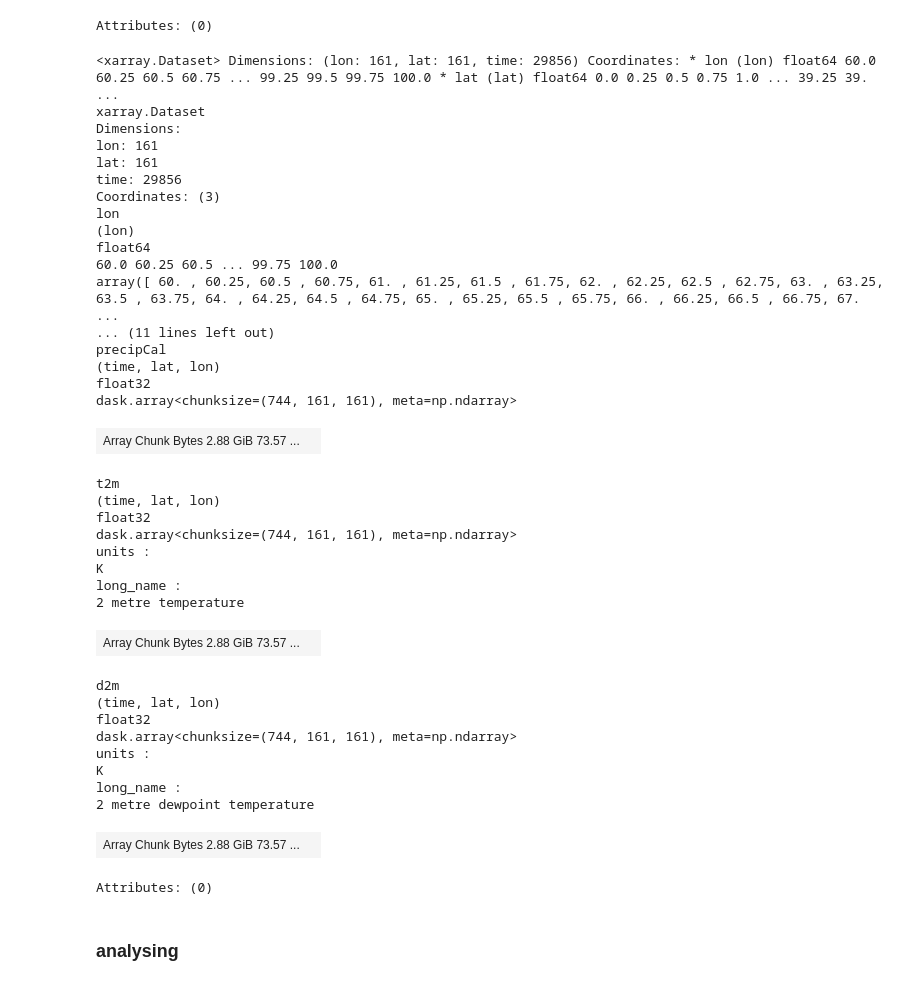
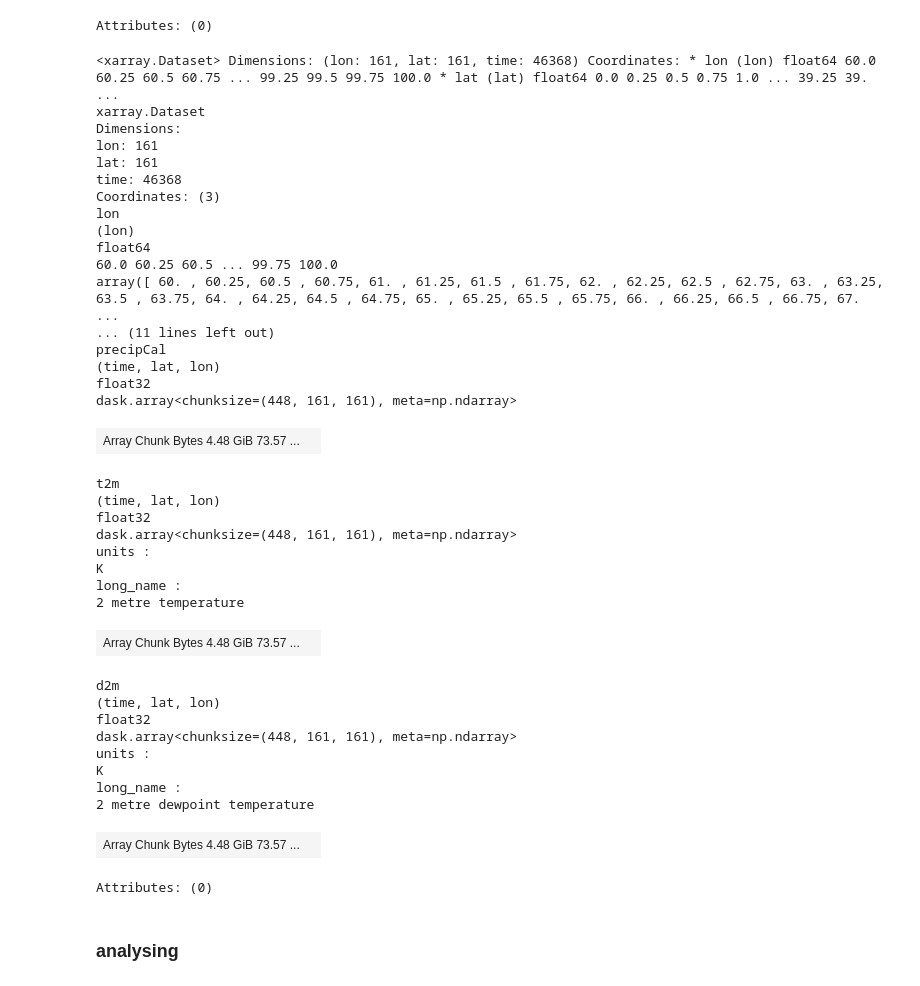
Before and after one commit to adisen99/msc_project, a Jupyter notebook: analysis02.ipynb, the cells around one changed output. Saved outputs shown, nothing was run; the diff lists cells and outputs as text; code cells hidden in the pictures.

```diff
--- a/analysis02.ipynb
+++ b/analysis02.ipynb
@@ -298,48 +300,48 @@ wint = [1,2]
 # %%
 # for monsoon season only first
 # %%
-ds_comb_wint = xr.concat([list(ds_comb.groupby('time.month'))[i-1][1] for i in wint], dim='time')
+ds_comb_premon = xr.concat([list(ds_comb.groupby('time.month'))[i-1][1] for i in premon], dim='time')
 # %%
-ds_comb_wint = ds_comb_wint.sortby('time.year')
+ds_comb_premon = ds_comb_premon.sortby('time.year')
 # %%
-ds_comb_wint
+ds_comb_premon
 # %% [output]
-<xarray.Dataset> Dimensions: (lon: 161, lat: 161, time: 29856) Coordinates: * lon (lon) float64 60.0 60.25 60.5 60.75 ... 99.25 99.5 99.75 100.0 * lat (lat) float64 0.0 0.25 0.5 0.75 1.0 ... 39.25 39. ...
+<xarray.Dataset> Dimensions: (lon: 161, lat: 161, time: 46368) Coordinates: * lon (lon) float64 60.0 60.25 60.5 60.75 ... 99.25 99.5 99.75 100.0 * lat (lat) float64 0.0 0.25 0.5 0.75 1.0 ... 39.25 39. ...
 xarray.Dataset
 Dimensions:
 lon: 161
 lat: 161
-time: 29856
+time: 46368
 Coordinates: (3)
 lon
 (lon)
 float64
 60.0 60.25 60.5 ... 99.75 100.0
 array([ 60. , 60.25, 60.5 , 60.75, 61. , 61.25, 61.5 , 61.75, 62. , 62.25, 62.5 , 62.75, 63. , 63.25, 63.5 , 63.75, 64. , 64.25, 64.5 , 64.75, 65. , 65.25, 65.5 , 65.75, 66. , 66.25, 66.5 , 66.75, 67. ...
 ... (11 lines left out)
 precipCal
 (time, lat, lon)
 float32
-dask.array<chunksize=(744, 161, 161), meta=np.ndarray>
+dask.array<chunksize=(448, 161, 161), meta=np.ndarray>
-| Array Chunk Bytes 2.88 GiB 73.57 ... |  |
+| Array Chunk Bytes 4.48 GiB 73.57 ... |  |
 t2m
 (time, lat, lon)
 float32
-dask.array<chunksize=(744, 161, 161), meta=np.ndarray>
+dask.array<chunksize=(448, 161, 161), meta=np.ndarray>
 units :
 K
 long_name :
 2 metre temperature
-| Array Chunk Bytes 2.88 GiB 73.57 ... |  |
+| Array Chunk Bytes 4.48 GiB 73.57 ... |  |
 d2m
 (time, lat, lon)
 float32
-dask.array<chunksize=(744, 161, 161), meta=np.ndarray>
+dask.array<chunksize=(448, 161, 161), meta=np.ndarray>
 units :
 K
 long_name :
 2 metre dewpoint temperature
-| Array Chunk Bytes 2.88 GiB 73.57 ... |  |
+| Array Chunk Bytes 4.48 GiB 73.57 ... |  |
 Attributes: (0)
 # %% [markdown]
 ### analysing
```
Also changed, not shown: parts of 16 cells of this notebook, 4 other files.
